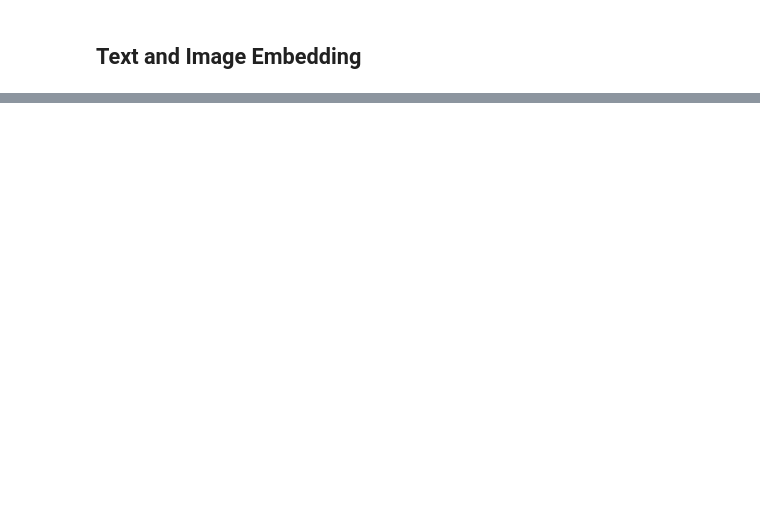
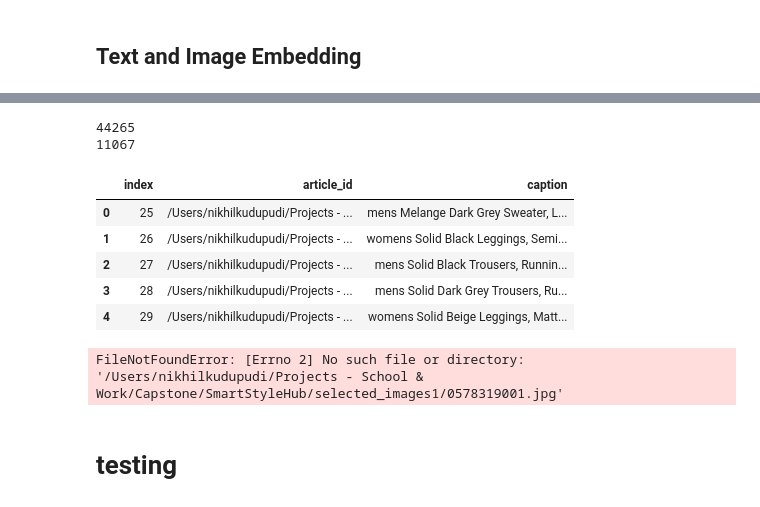
Before and after one commit to NikhilK-crypto/SmartStyleHub, a Jupyter notebook: CLIP_finetuning_nikhil.ipynb, the cells around one changed output, grey strips where cells are left out. Saved outputs shown, nothing was run; the diff lists cells and outputs as text; code cells hidden in the pictures; blank space fills up the shorter version.

```diff
--- a/CLIP_finetuning_nikhil.ipynb
+++ b/CLIP_finetuning_nikhil.ipynb
@@ -215,0 +108,6 @@ print(type(im))
+# %%
+print(len(train))
+print(len(test))
+# %% [output]
+44265
+11067
@@ -215,0 +117,9 @@ print(type(im))
+# %%
+test_data
+# %% [output]
+|  | index | article_id | caption |
+| 0 | 25 | /Users/nikhilkudupudi/Projects - ... | mens Melange Dark Grey Sweater, L... |
+| 1 | 26 | /Users/nikhilkudupudi/Projects - ... | womens Solid Black Leggings, Semi... |
+| 2 | 27 | /Users/nikhilkudupudi/Projects - ... | mens Solid Black Trousers, Runnin... |
+| 3 | 28 | /Users/nikhilkudupudi/Projects - ... | mens Solid Dark Grey Trousers, Ru... |
+| 4 | 29 | /Users/nikhilkudupudi/Projects - ... | womens Solid Beige Leggings, Matt... |
@@ -215,0 +134,59 @@ print(type(im))
+# %%
+optimizer = torch.optim.Adam(model.parameters(), lr=5e-5,betas=(0.9,0.98),eps=1e-6,weight_decay=0.2)
+loss_img = nn.CrossEntropyLoss()
+loss_txt = nn.CrossEntropyLoss()
+
+num_epochs = 10
+for epoch in range(num_epochs):
+    pbar = tqdm(train_dataloader, total=len(train_dataloader))
+    for batch in pbar:
+        optimizer.zero_grad()
+
+        images,texts = batch
+        images = [Image.open(img_path) for img_path in images]
+        inputs = processor(text=texts, images=images, return_tensors="pt", padding=True, truncation= True, max_length = 77)
+        inputs = {key: value.to(device) for key, value in inputs.items()}
+
+        # Forward pass
+        outputs = model(**inputs)
+        logits_per_image, logits_per_text = outputs.logits_per_image, outputs.logits_per_text
+
+        # Compute loss
+        ground_truth = torch.arange(len(images),dtype=torch.long,device=device)
+        total_loss = (loss_img(logits_per_image,ground_truth) + loss_txt(logits_per_text,ground_truth))/2
+        logits_per_image, logits_per_text = outputs.logits_per_image, outputs.logits_per_text
+
+        # Backward pass
+        total_loss.backward()
+        if device == "cpu":
+            optimizer.step()
+        else :
+            convert_models_to_fp32(model)
+            optimizer.step()
+
+
+        pbar.set_description(f"Epoch {epoch}/{num_epochs}, Loss: {total_loss.item():.4f}")
+
+    # Validation phase
+    model.eval()  # Set model to evaluation mode
+    total_val_loss = 0
+    with torch.no_grad():  # No gradients needed for validation
+        for batch in val_dataloader:
+            images, texts = batch
+            images = [Image.open(img_path) for img_path in images]
+            inputs = processor(text=texts, images=images, return_tensors="pt", padding=True, truncation= True, max_length = 77)
+            inputs = {key: value.to(device) for key, value in inputs.items()}
+
+            outputs = model(**inputs)
+            logits_per_image, logits_per_text = outputs.logits_per_image, outputs.logits_per_text
+
+            ground_truth = torch.arange(len(images), dtype=torch.long, device=device)
+            val_loss = (loss_img(logits_per_image, ground_truth) + loss_txt(logits_per_text, ground_truth)) / 2
+            total_val_loss += val_loss.item()
+
+    avg_val_loss = total_val_loss / len(val_dataloader)
+    print(f"Epoch {epoch}/{num_epochs}, Validation Loss: {avg_val_loss:.4f}")
+# %% [output]
+FileNotFoundError: [Errno 2] No such file or directory: '/Users/nikhilkudupudi/Projects - School & Work/Capstone/SmartStyleHub/selected_images1/0578319001.jpg'
+# %% [markdown]
+# testing
```
Also changed, not shown: parts of 38 cells of this notebook.
